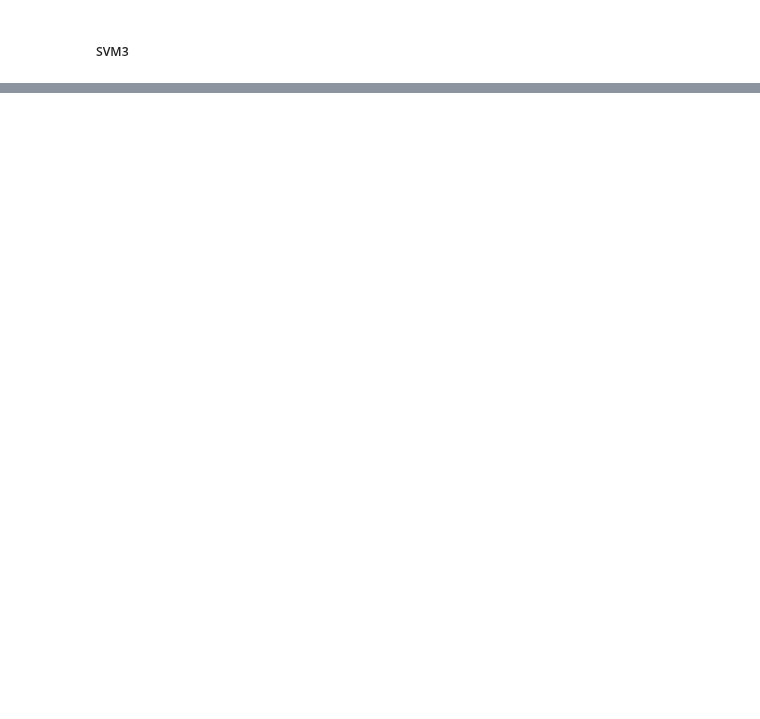
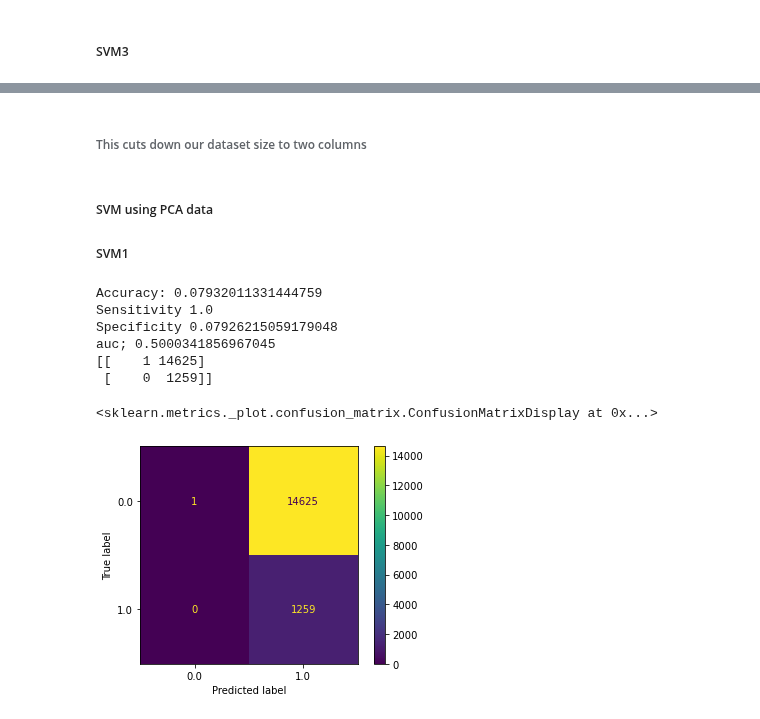
Before and after one commit to C-Stewart-GH/Hong_Kong_Horse_Racing_Project, a Jupyter notebook: MiniLab/SVM Nathan.ipynb, the cells around one changed output, grey strips where cells are left out. Cells and saved outputs as stored; diff of their text form; code cells hidden in the pictures; blank space fills up the shorter version.

```diff
--- a/MiniLab/SVM Nathan.ipynb
+++ b/MiniLab/SVM Nathan.ipynb
@@ -123,7 +113,7 @@ ax.xaxis.set_ticklabels(['Lost', 'Won']); ax.yaxis.set_ticklabels(['Lost', 'Won'
 ##### SVM3
 # %%
 # train the model
-svm_clf = SVC(C=0.1, kernel='rbf', gamma='auto',class_weight = 'balanced') # get object
+svm_clf = SVC(C=10, kernel='rbf', gamma='auto',class_weight = 'balanced') # get object
 svm_clf.fit(X_train_scaled,Y_train)  # train object
 
 y_hat = svm_clf.predict(X_test_scaled) # get test set precitions
@@ -132,7 +122,11 @@ acc = mt.accuracy_score(Y_test,y_hat)
 sen = mt.recall_score(Y_test,y_hat)
 spe = mt.precision_score(Y_test,y_hat)
 conf = mt.confusion_matrix(Y_test,y_hat)
+auc=roc_auc_score(Y_test,y_hat)
 print('Accuracy:', acc )
 print('Sensitivity',sen)
 print('Specificity',spe)
+print('auc;',auc)
 print(conf)
+disp=ConfusionMatrixDisplay(confusion_matrix=conf,  display_labels=svm_clf.classes_)
+disp.plot()
@@ -154,0 +135,19 @@ ax.xaxis.set_ticklabels(['Lost', 'Won']); ax.yaxis.set_ticklabels(['Lost', 'Won'
+# %%
+from sklearn.preprocessing import MinMaxScaler
+scaler = MinMaxScaler()
+pca = PCA(n_components = 0.90)
+
+pca_train = X_train[['horse_age','horse_rating','declared_weight','actual_weight','draw','win_odds','place_odds']]
+x_pcatrain = pca.fit(pca_train).transform(pca_train)
+train_rescaled = scaler.fit_transform(x_pcatrain)
+x_pcatrain_scaled = pd.DataFrame(train_rescaled)
+
+
+pca_test = X_test[['horse_age','horse_rating','declared_weight','actual_weight','draw','win_odds','place_odds']]
+x_pcatest = pca.fit(pca_test).transform(pca_test)
+test_rescaled = scaler.fit_transform(x_pcatest)
+x_pcatest_scaled = pd.DataFrame(x_pcatest)
+
+
+print(x_pcatrain_scaled.head())
+print(x_pcatest_scaled.head())
@@ -154,0 +167,33 @@ ax.xaxis.set_ticklabels(['Lost', 'Won']); ax.yaxis.set_ticklabels(['Lost', 'Won'
+# %% [markdown]
+###### This cuts down our dataset size to two columns
+# %% [markdown]
+##### SVM using PCA data
+##### SVM1
+# %%
+# train the model
+svm_clf = SVC(C=.5, kernel='rbf', gamma='auto',class_weight = 'balanced') # get object
+svm_clf.fit(x_pcatrain_scaled,Y_train)  # train object
+
+y_hat = svm_clf.predict(x_pcatest_scaled) # get test set precitions
+
+acc = mt.accuracy_score(Y_test,y_hat)
+sen = mt.recall_score(Y_test,y_hat)
+spe = mt.precision_score(Y_test,y_hat)
+conf = mt.confusion_matrix(Y_test,y_hat)
+auc=roc_auc_score(Y_test,y_hat)
+print('Accuracy:', acc )
+print('Sensitivity',sen)
+print('Specificity',spe)
+print('auc;',auc)
+print(conf)
+disp=ConfusionMatrixDisplay(confusion_matrix=conf,  display_labels=svm_clf.classes_)
+disp.plot()
+# %% [output]
+Accuracy: 0.07932011331444759
+Sensitivity 1.0
+Specificity 0.07926215059179048
+auc; 0.5000341856967045
+[[    1 14625]
+ [    0  1259]]
+<sklearn.metrics._plot.confusion_matrix.ConfusionMatrixDisplay at 0x...>
+[figure, added]
```
Also changed, not shown: parts of 15 cells of this notebook.
